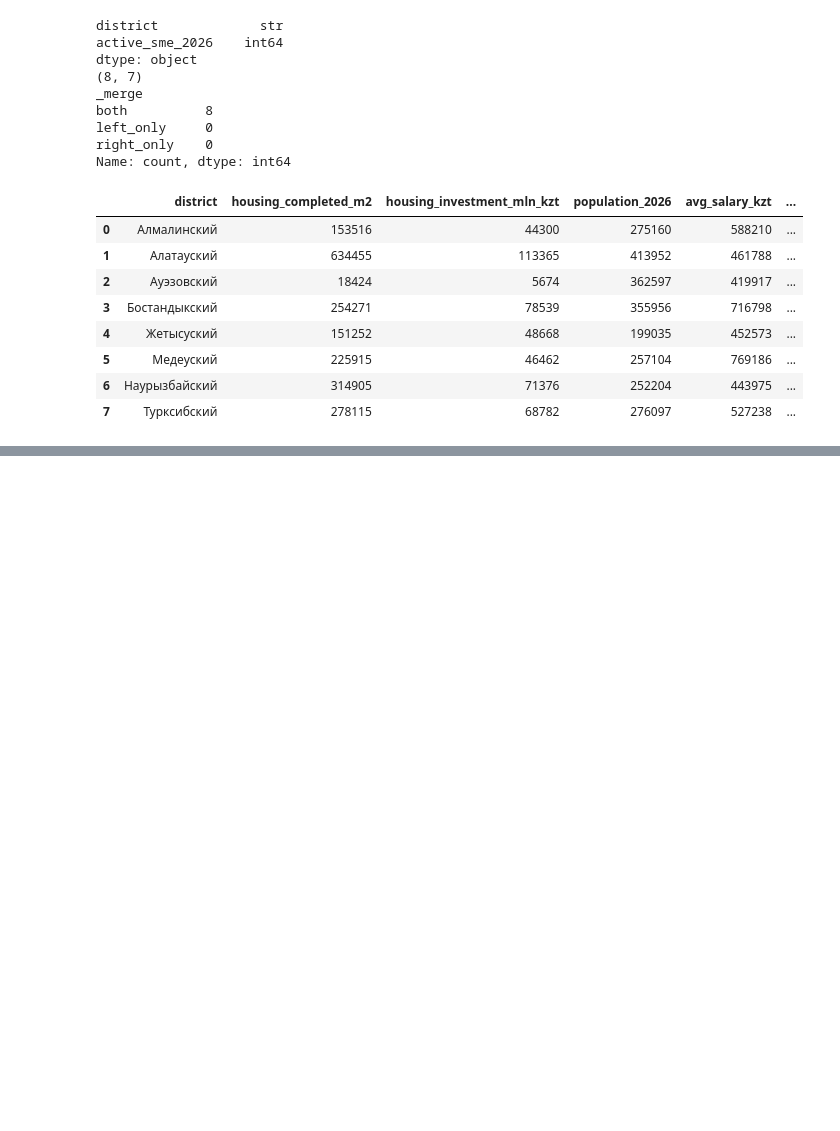
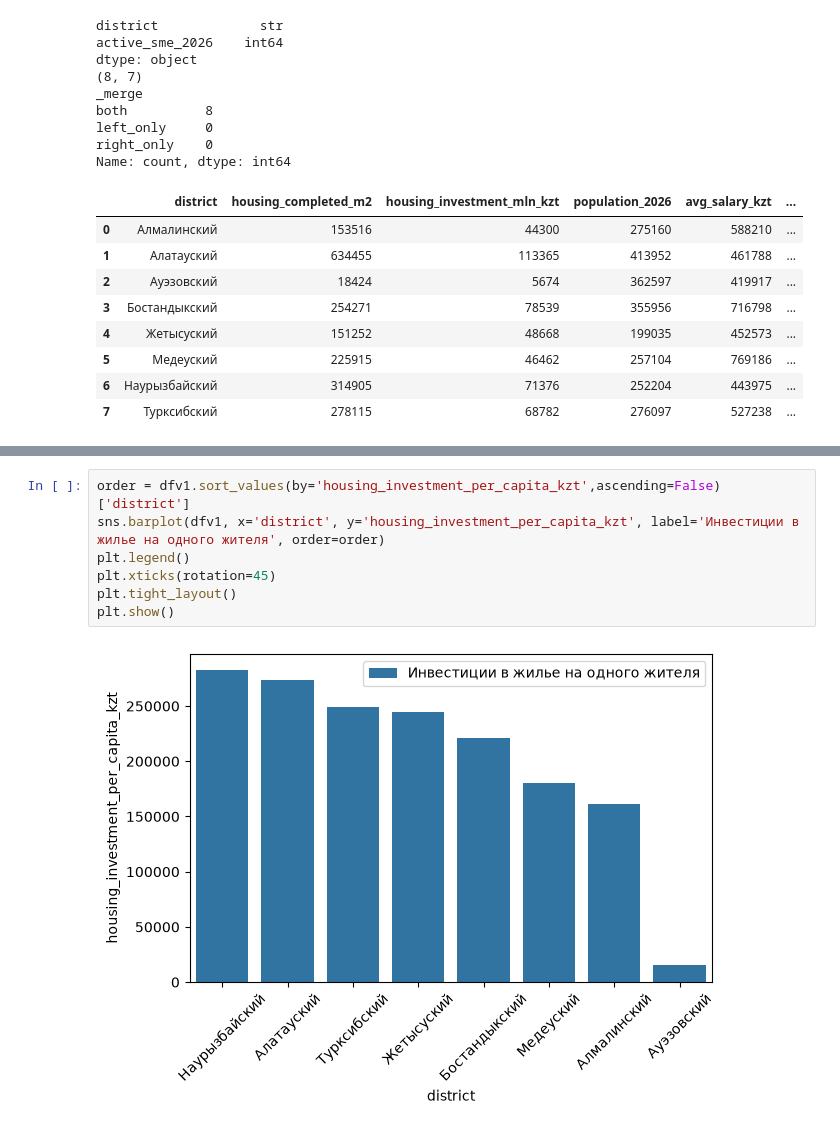
Before and after one commit to muenjmtst/business-location-ai, a Jupyter notebook: notebooks/03_statgov_exploration.ipynb, the cells around one changed output, grey strips where cells are left out. Cells and saved outputs as stored; diff of their text form; blank space fills up the shorter version.

```diff
--- a/notebooks/03_statgov_exploration.ipynb
+++ b/notebooks/03_statgov_exploration.ipynb
@@ -517,0 +652,9 @@ Name: count, dtype: int64
+# %%
+order = dfv1.sort_values(by='housing_investment_per_capita_kzt',ascending=False)['district']
+sns.barplot(dfv1, x='district', y='housing_investment_per_capita_kzt', label='Инвестиции в жилье на одного жителя', order=order)
+plt.legend()
+plt.xticks(rotation=45)
+plt.tight_layout()
+plt.show()
+# %% [output]
+[figure, added]
```
Also changed, not shown: parts of 15 cells of this notebook.
